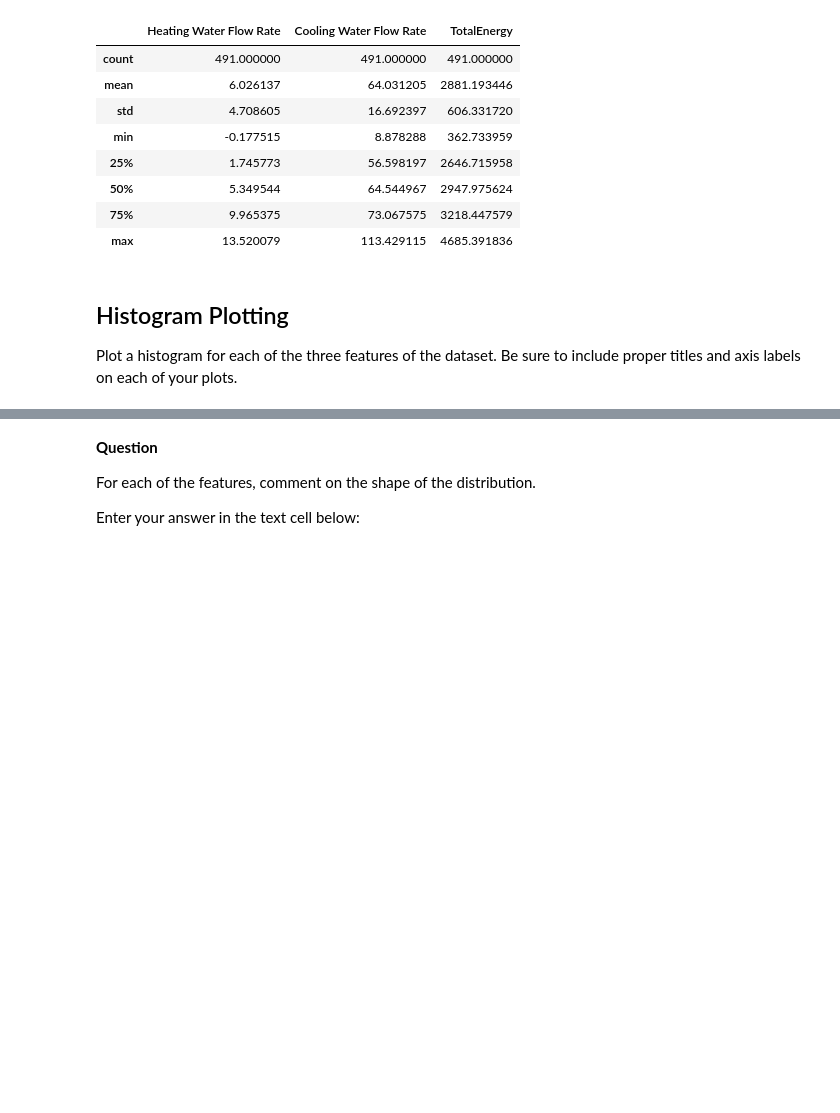
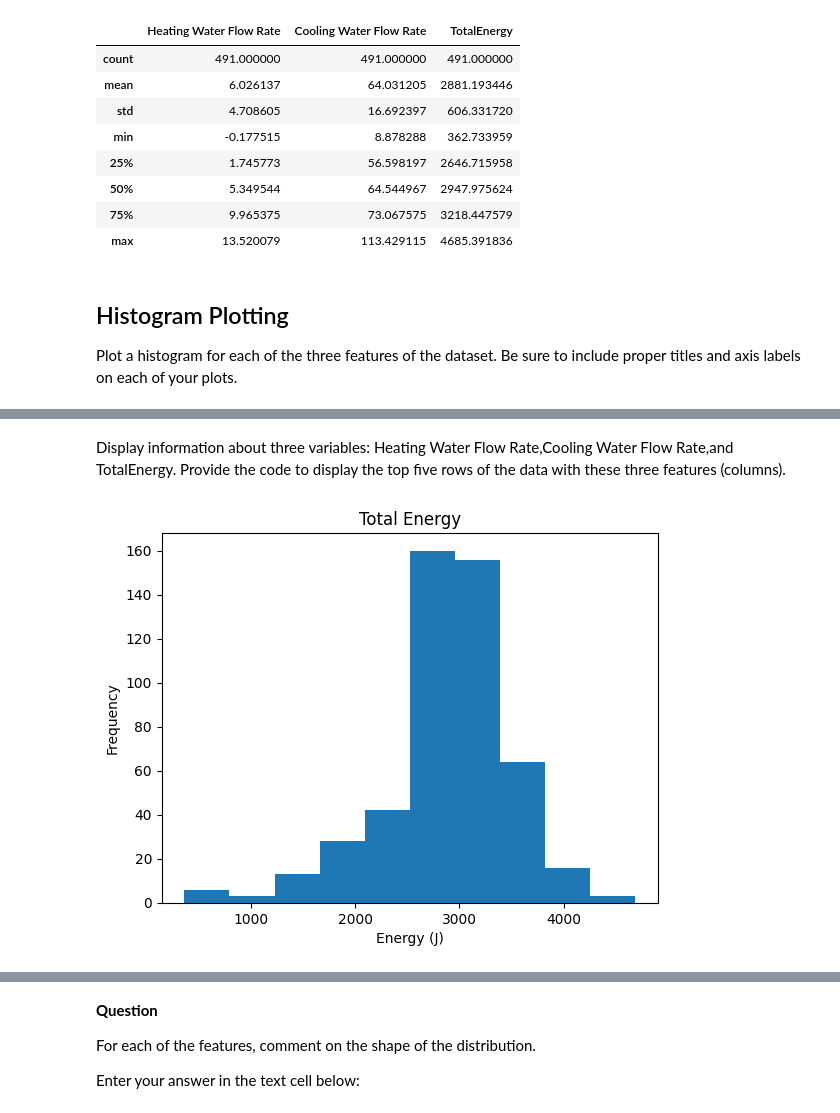
Before and after one commit to ncat-morrow/isen-project-1-scrubnuggets, a Jupyter notebook: ISEN_370_Project_1_Assignment.ipynb, the cells around one changed output, grey strips where cells are left out. Saved outputs shown, nothing was run; the diff lists cells and outputs as text; code cells hidden in the pictures; blank space fills up the shorter version.

```diff
--- a/ISEN_370_Project_1_Assignment.ipynb
+++ b/ISEN_370_Project_1_Assignment.ipynb
@@ -69,0 +84,11 @@ Plot a histogram for each of the three features of the dataset. Be sure to inclu
+# %% [markdown]
+Display information about three variables: Heating Water Flow Rate,Cooling Water Flow Rate,and TotalEnergy.
+Provide the code to display the top five rows of the data with these three features (columns).
+# %%
+plt.hist(features['TotalEnergy'])
+plt.ylabel('Frequency')
+plt.xlabel("Energy (J)")
+plt.title('Total Energy')
+plt.show()
+# %% [output]
+[figure, added]
```
Also changed, not shown: parts of 6 cells of this notebook.
